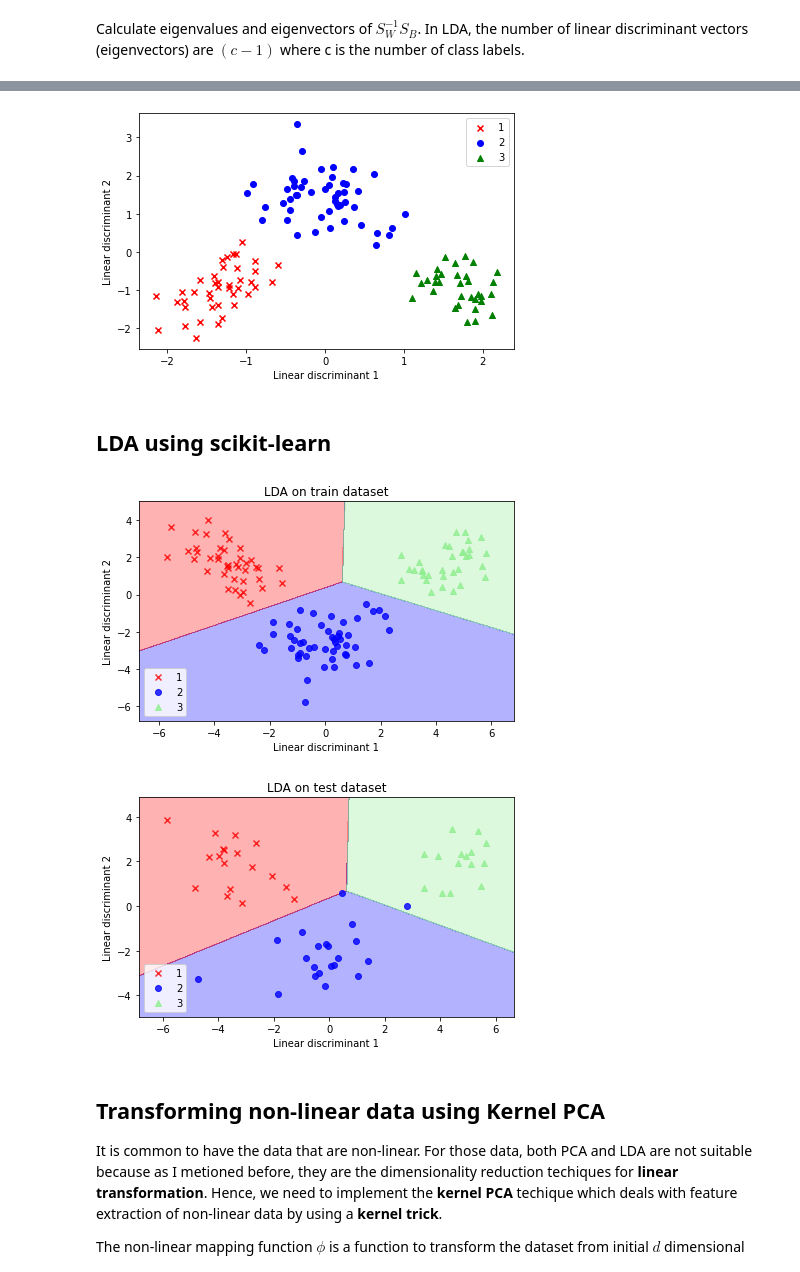
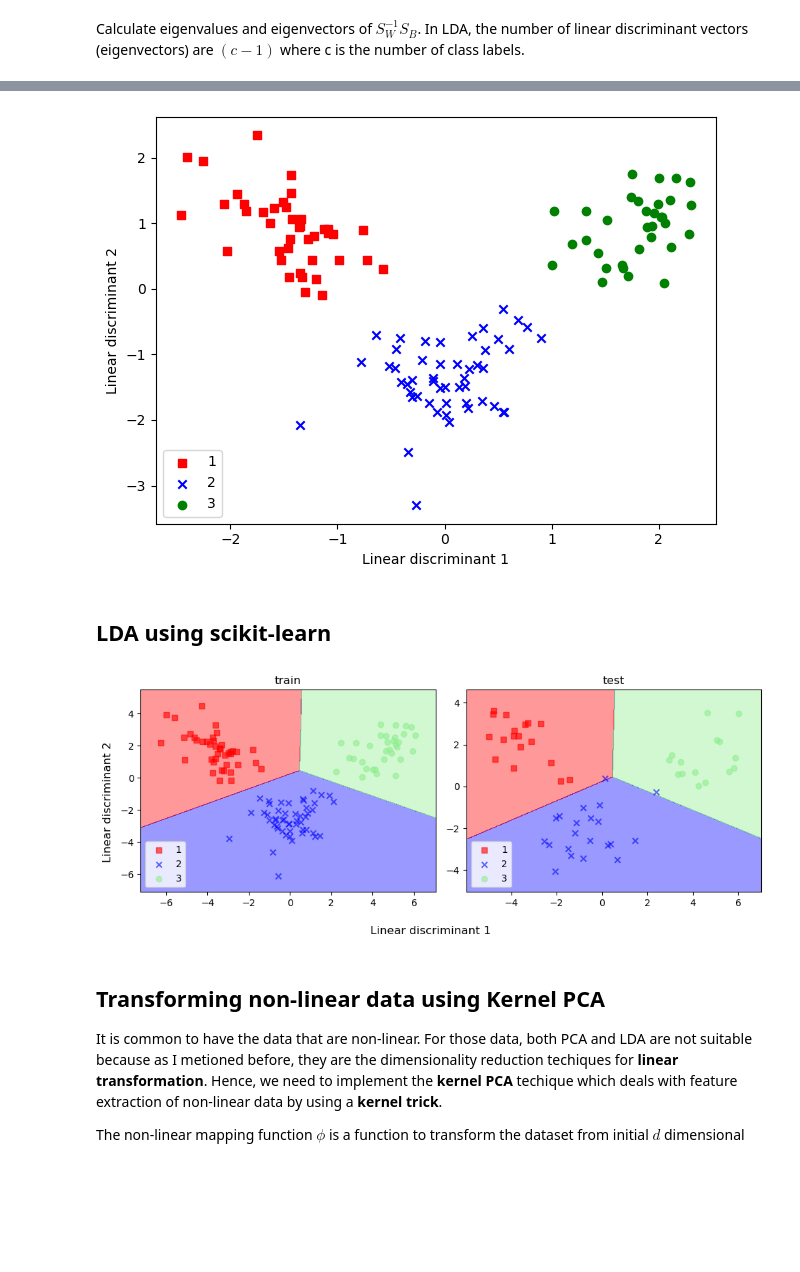
Before and after one commit to hanjihun2000/machine-learning, a Jupyter notebook: guide/feature-extraction.ipynb, the cells around one changed output, grey strips where cells are left out. Drawn from its saved outputs; the diff is of its cells as text; code cells hidden in the pictures; blank space fills up the shorter version.

Commit message:
update linear discriminant analysis section

```diff
--- a/guide/feature-extraction.ipynb
+++ b/guide/feature-extraction.ipynb
@@ -320,48 +277,31 @@ print(W)
 # %%
+W = np.hstack((eigen_pairs[0][1][:, np.newaxis].real, eigen_pairs[1][1][:, np.newaxis].real))
 X_train_lda = X_train_std.dot(W)
-
 colors = ['r', 'b', 'g']
-markers = ['x', 'o', '^']
+markers = ['s', 'x', 'o']
 for l, c, m in zip(np.unique(y_train), colors, markers):
-    plt.scatter(X_train_lda[y_train == l, 0], X_train_lda[y_train == l, 1], c=c, label=l, marker=m)
-
+    plt.scatter(X_train_lda[y_train == l, 0], X_train_lda[y_train == l, 1] * (-1), c=c, label=l, marker=m)
 plt.xlabel('Linear discriminant 1')
 plt.ylabel('Linear discriminant 2')
 plt.legend(loc='best')
 plt.tight_layout()
 plt.show()
 # %% [output]
-[figure, old version]
+[figure, new version]
 # %% [markdown]
 ## LDA using scikit-learn
 # %%
-from sklearn.discriminant_analysis import LinearDiscriminantAnalysis as LDA
-
-lda = LDA(n_components=2)
+from sklearn.discriminant_analysis import LinearDiscriminantAnalysis
+lda = LinearDiscriminantAnalysis(solver='eigen', n_components=2)
 X_train_lda = lda.fit_transform(X_train_std, y_train)
-
-lr = LR(random_state=2)
-lr = lr.fit(X_train_lda, y_train)
-display_decision_boundary(X_train_lda, y_train, classifier=lr)
-plt.title('LDA on train dataset')
-plt.xlabel('Linear discriminant 1')
-plt.ylabel('Linear discriminant 2')
-plt.legend(loc='best')
-plt.tight_layout()
-plt.show()
+X_test_lda = lda.transform(X_test_std)
+lr = LogisticRegression(random_state=1)
+lr = lr.fit(X_train_lda, y_train) # train logistic regression model using X_train_lda
+visualize_decision_boundary(X_train_lda, y_train, classifier=lr, \
+                            X_test=X_test_lda, y_test=y_test, \
+                            xlabel="Linear discriminant 1", ylabel="Linear discriminant 2")
 # %% [output]
-[figure, old version]
+[figure, new version]
-# %%
-X_test_lda = lda.transform(X_test_std)
-display_decision_boundary(X_test_lda, y_test, classifier=lr)
-plt.title('LDA on test dataset')
-plt.xlabel('Linear discriminant 1')
-plt.ylabel('Linear discriminant 2')
-plt.legend(loc='best')
-plt.tight_layout()
-plt.show()
-# %% [output]
-[figure, removed]
 # %% [markdown]
 ## Transforming non-linear data using Kernel PCA
 
```
Also changed, not shown: parts of 21 cells of this notebook.
